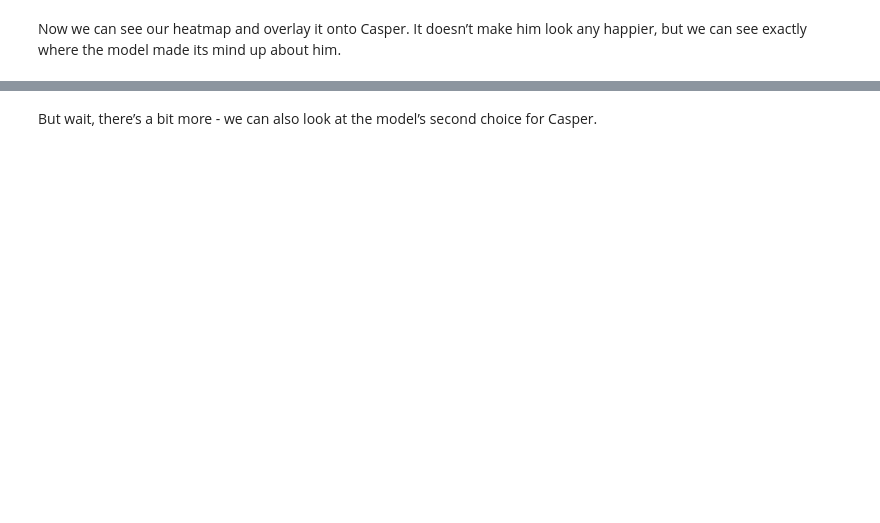
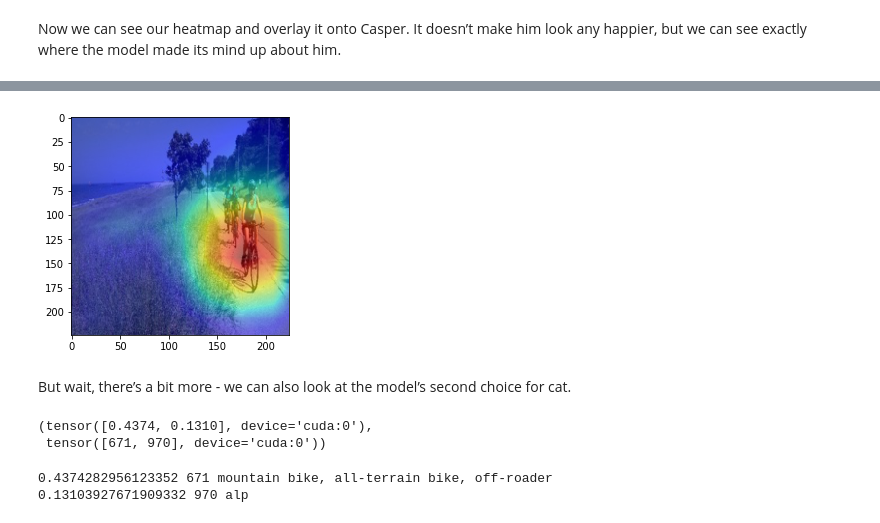
Before and after one commit to lonestar686/visual-analysis, a Jupyter notebook: cam.ipynb, the cells around one changed output, grey strips where cells are left out. Saved outputs shown, nothing was run; the diff lists cells and outputs as text; code cells hidden in the pictures; blank space fills up the shorter version.

```diff
--- a/cam.ipynb
+++ b/cam.ipynb
@@ -110,5 +202,7 @@ imshow(overlay[0], alpha=0.5, cmap='jet')
 # %%
 imshow(display_transform(image))
-imshow(skimage.transform.resize(overlay[0], tensor.shape[1:3]), alpha=0.5, cmap='jet');
+imshow(skimage.transform.resize(overlay[0], img_tensor.shape[1:3]), alpha=0.5, cmap='jet');
+# %% [output]
+[figure, added]
 # %% [markdown]
-But wait, there’s a bit more - we can also look at the model’s second choice for Casper.
+But wait, there’s a bit more - we can also look at the model’s second choice for cat.
@@ -119,0 +209,12 @@ overlay = getCAM(activated_features.features, weight_softmax, 332 )
+# %%
+probs, class_indices = topk(pred_probabilities,2)
+probs, class_indices
+# %% [output]
+(tensor([0.4374, 0.1310], device='cuda:0'),
+ tensor([671, 970], device='cuda:0'))
+# %%
+print(probs[0].item(), class_indices[0].item(), labels[class_indices[0].item()])
+print(probs[1].item(), class_indices[1].item(), labels[class_indices[1].item()])
+# %% [output]
+0.4374282956123352 671 mountain bike, all-terrain bike, off-roader
+0.13103927671909332 970 alp
```
Also changed, not shown: parts of 31 cells of this notebook.
